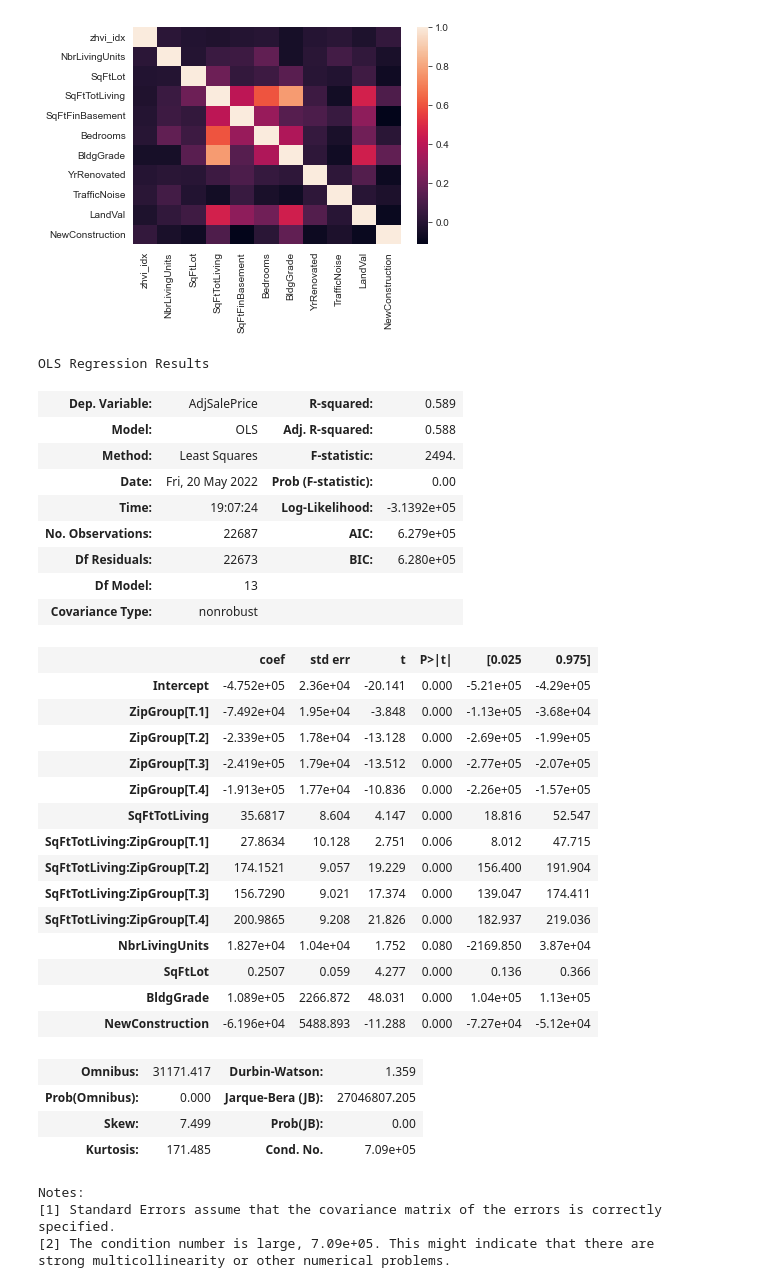
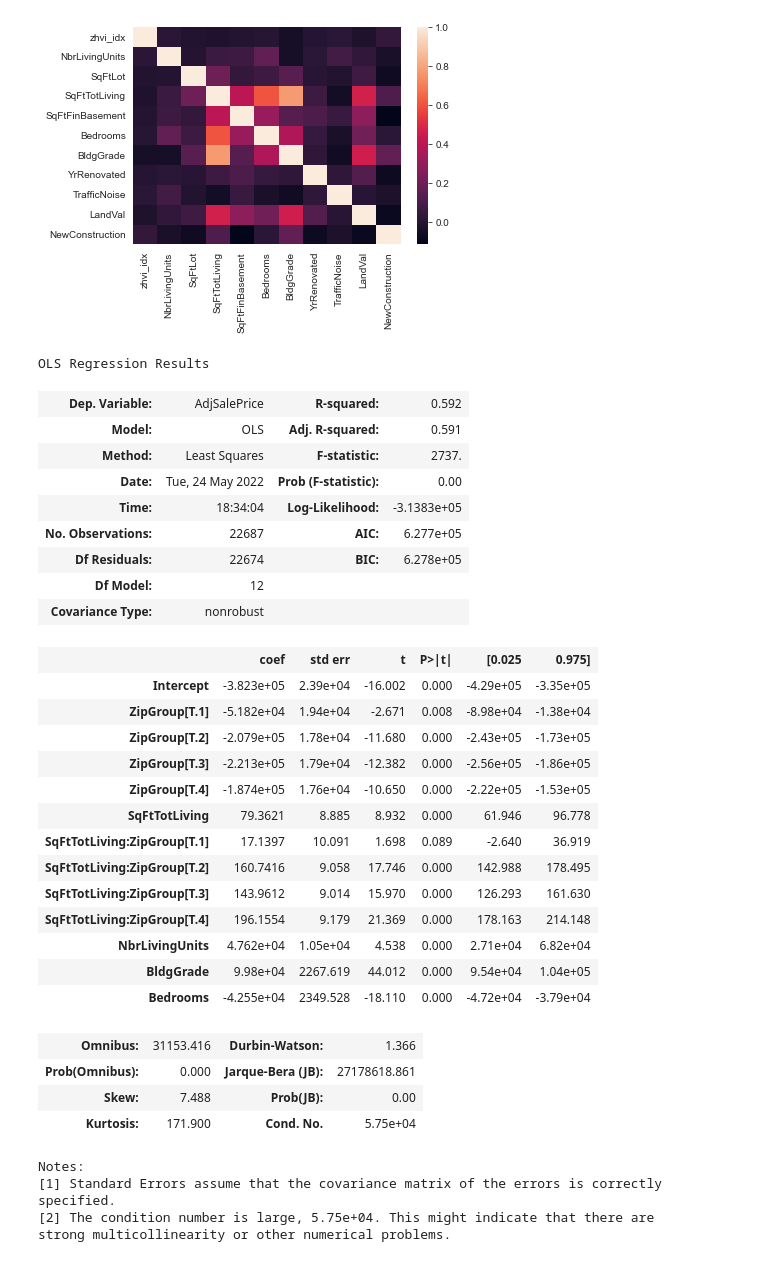
Before and after one commit to tzuzulcode/ai-fundamentals-abril2022, a Jupyter notebook: Regression and prediction/FactorVariables.ipynb, the cells around one changed output. Saved outputs shown, nothing was run; the diff lists cells and outputs as text; code cells hidden in the pictures.

```diff
--- a/Regression and prediction/FactorVariables.ipynb
+++ b/Regression and prediction/FactorVariables.ipynb
@@ -329,43 +329,42 @@ sns.heatmap(model_cleaned_data.corr())
 # %%
 model_cleaned_data['AdjSalePrice'] = data['AdjSalePrice']
 
-model_with_main_effects = smf.ols("AdjSalePrice ~ SqFtTotLiving*ZipGroup + NbrLivingUnits + SqFtLot + BldgGrade + NewConstruction", data=model_cleaned_data)
+model_with_main_effects = smf.ols("AdjSalePrice ~ SqFtTotLiving*ZipGroup + NbrLivingUnits + BldgGrade + Bedrooms", data=model_cleaned_data)
 
 results = model_with_main_effects.fit()
 results.summary()
 # %% [output]
 OLS Regression Results
-| Dep. Variable: | AdjSalePrice | R-squared: | 0.589 |
-| Model: | OLS | Adj. R-squared: | 0.588 |
-| Method: | Least Squares | F-statistic: | 2494. |
-| Date: | Fri, 20 May 2022 | Prob (F-statistic): | 0.00 |
-| Time: | 19:07:24 | Log-Likelihood: | -3.1392e+05 |
-| No. Observations: | 22687 | AIC: | 6.279e+05 |
-| Df Residuals: | 22673 | BIC: | 6.280e+05 |
-| Df Model: | 13 |  |  |
+| Dep. Variable: | AdjSalePrice | R-squared: | 0.592 |
+| Model: | OLS | Adj. R-squared: | 0.591 |
+| Method: | Least Squares | F-statistic: | 2737. |
+| Date: | Tue, 24 May 2022 | Prob (F-statistic): | 0.00 |
+| Time: | 18:34:04 | Log-Likelihood: | -3.1383e+05 |
+| No. Observations: | 22687 | AIC: | 6.277e+05 |
+| Df Residuals: | 22674 | BIC: | 6.278e+05 |
+| Df Model: | 12 |  |  |
 | Covariance Type: | nonrobust |  |  |
 |  | coef | std err | t | P>|t| | [0.025 | 0.975] |
-| Intercept | -4.752e+05 | 2.36e+04 | -20.141 | 0.000 | -5.21e+05 | -4.29e+05 |
-| ZipGroup[T.1] | -7.492e+04 | 1.95e+04 | -3.848 | 0.000 | -1.13e+05 | -3.68e+04 |
-| ZipGroup[T.2] | -2.339e+05 | 1.78e+04 | -13.128 | 0.000 | -2.69e+05 | -1.99e+05 |
-| ZipGroup[T.3] | -2.419e+05 | 1.79e+04 | -13.512 | 0.000 | -2.77e+05 | -2.07e+05 |
-| ZipGroup[T.4] | -1.913e+05 | 1.77e+04 | -10.836 | 0.000 | -2.26e+05 | -1.57e+05 |
-| SqFtTotLiving | 35.6817 | 8.604 | 4.147 | 0.000 | 18.816 | 52.547 |
-| SqFtTotLiving:ZipGroup[T.1] | 27.8634 | 10.128 | 2.751 | 0.006 | 8.012 | 47.715 |
-| SqFtTotLiving:ZipGroup[T.2] | 174.1521 | 9.057 | 19.229 | 0.000 | 156.400 | 191.904 |
-| SqFtTotLiving:ZipGroup[T.3] | 156.7290 | 9.021 | 17.374 | 0.000 | 139.047 | 174.411 |
-| SqFtTotLiving:ZipGroup[T.4] | 200.9865 | 9.208 | 21.826 | 0.000 | 182.937 | 219.036 |
-| NbrLivingUnits | 1.827e+04 | 1.04e+04 | 1.752 | 0.080 | -2169.850 | 3.87e+04 |
-| SqFtLot | 0.2507 | 0.059 | 4.277 | 0.000 | 0.136 | 0.366 |
-| BldgGrade | 1.089e+05 | 2266.872 | 48.031 | 0.000 | 1.04e+05 | 1.13e+05 |
-| NewConstruction | -6.196e+04 | 5488.893 | -11.288 | 0.000 | -7.27e+04 | -5.12e+04 |
+| Intercept | -3.823e+05 | 2.39e+04 | -16.002 | 0.000 | -4.29e+05 | -3.35e+05 |
+| ZipGroup[T.1] | -5.182e+04 | 1.94e+04 | -2.671 | 0.008 | -8.98e+04 | -1.38e+04 |
+| ZipGroup[T.2] | -2.079e+05 | 1.78e+04 | -11.680 | 0.000 | -2.43e+05 | -1.73e+05 |
+| ZipGroup[T.3] | -2.213e+05 | 1.79e+04 | -12.382 | 0.000 | -2.56e+05 | -1.86e+05 |
+| ZipGroup[T.4] | -1.874e+05 | 1.76e+04 | -10.650 | 0.000 | -2.22e+05 | -1.53e+05 |
+| SqFtTotLiving | 79.3621 | 8.885 | 8.932 | 0.000 | 61.946 | 96.778 |
+| SqFtTotLiving:ZipGroup[T.1] | 17.1397 | 10.091 | 1.698 | 0.089 | -2.640 | 36.919 |
+| SqFtTotLiving:ZipGroup[T.2] | 160.7416 | 9.058 | 17.746 | 0.000 | 142.988 | 178.495 |
+| SqFtTotLiving:ZipGroup[T.3] | 143.9612 | 9.014 | 15.970 | 0.000 | 126.293 | 161.630 |
+| SqFtTotLiving:ZipGroup[T.4] | 196.1554 | 9.179 | 21.369 | 0.000 | 178.163 | 214.148 |
+| NbrLivingUnits | 4.762e+04 | 1.05e+04 | 4.538 | 0.000 | 2.71e+04 | 6.82e+04 |
+| BldgGrade | 9.98e+04 | 2267.619 | 44.012 | 0.000 | 9.54e+04 | 1.04e+05 |
+| Bedrooms | -4.255e+04 | 2349.528 | -18.110 | 0.000 | -4.72e+04 | -3.79e+04 |
-| Omnibus: | 31171.417 | Durbin-Watson: | 1.359 |
-| Prob(Omnibus): | 0.000 | Jarque-Bera (JB): | 27046807.205 |
-| Skew: | 7.499 | Prob(JB): | 0.00 |
-| Kurtosis: | 171.485 | Cond. No. | 7.09e+05 |
+| Omnibus: | 31153.416 | Durbin-Watson: | 1.366 |
+| Prob(Omnibus): | 0.000 | Jarque-Bera (JB): | 27178618.861 |
+| Skew: | 7.488 | Prob(JB): | 0.00 |
+| Kurtosis: | 171.900 | Cond. No. | 5.75e+04 |
 Notes:
 [1] Standard Errors assume that the covariance matrix of the errors is correctly specified.
-[2] The condition number is large, 7.09e+05. This might indicate that there are
+[2] The condition number is large, 5.75e+04. This might indicate that there are
 strong multicollinearity or other numerical problems.
 # %%
 # Probar el modelo ante los factores vistos: Multicolinealidad, Confounding variables, main effects, interactions...
```
Also changed, not shown: 1 other file.
